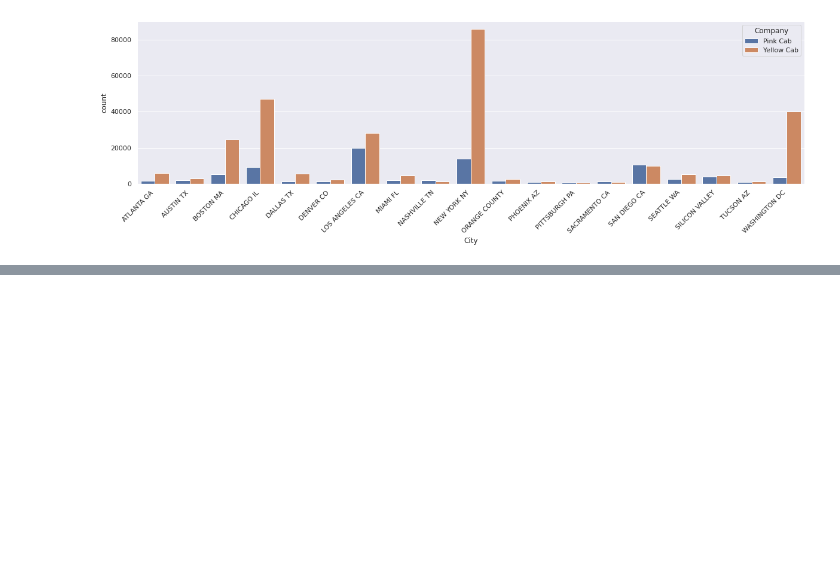
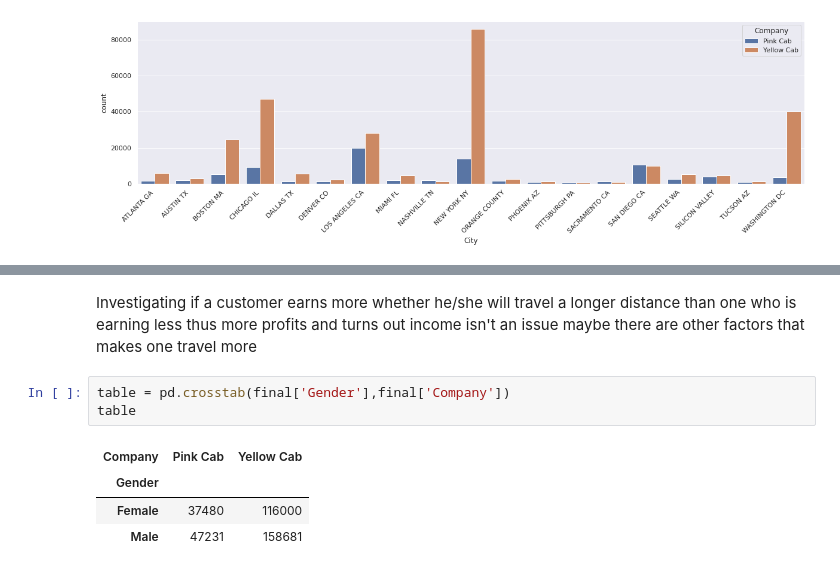
Before and after one commit to colinmburugu/DataSets, a Jupyter notebook: CABS.ipynb, the cells around one changed output, grey strips where cells are left out. Drawn from its saved outputs; the diff is of its cells as text; blank space fills up the shorter version.

```diff
--- a/CABS.ipynb
+++ b/CABS.ipynb
@@ -441,0 +527,10 @@ plt.xticks(rotation=45, horizontalalignment='right')
+# %% [markdown]
+Investigating if a customer earns more whether he/she will travel a longer distance than one who is earning less thus more profits and turns out income isn't an issue maybe there are other factors that makes one travel more
+# %%
+table = pd.crosstab(final['Gender'],final['Company'])
+table
+# %% [output]
+| Company | Pink Cab | Yellow Cab |
+| Gender |  |  |
+| Female | 37480 | 116000 |
+| Male | 47231 | 158681 |
```
Also changed, not shown: parts of 14 cells of this notebook.
